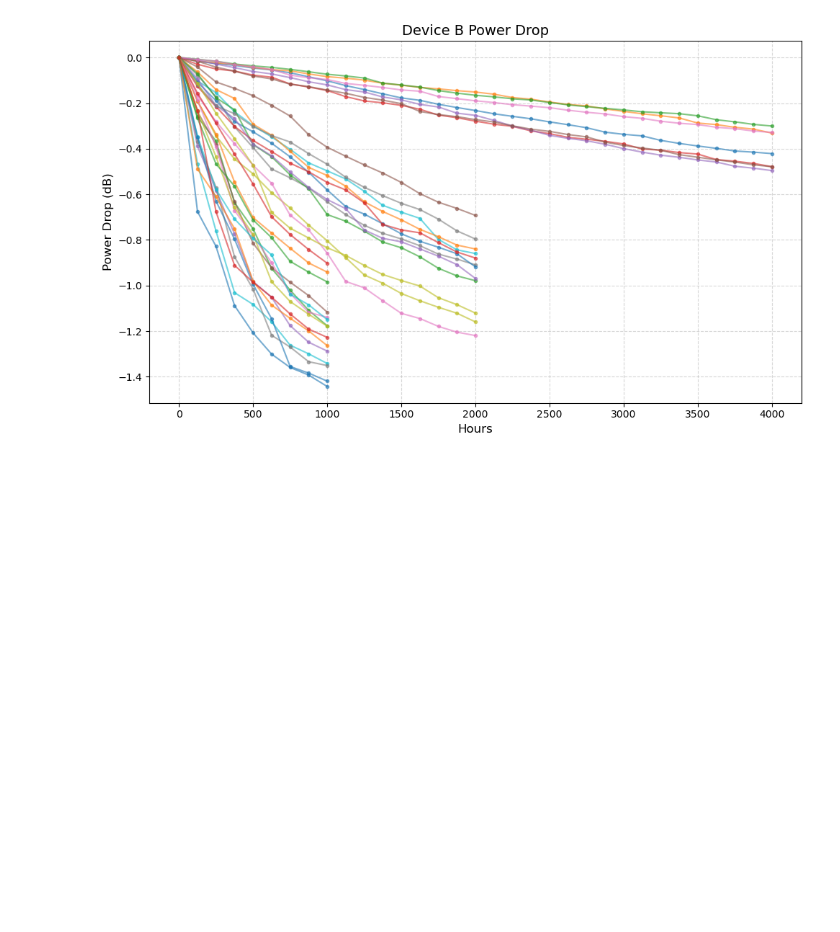
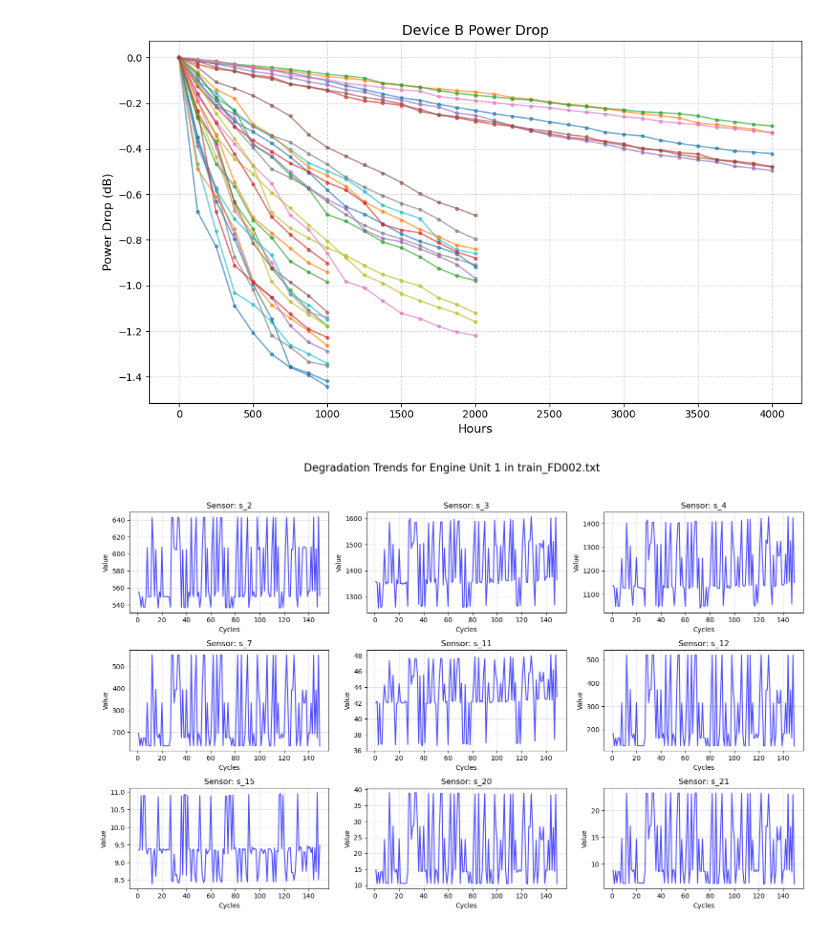
Before and after one commit to Promileee/Term6Assignments, a Jupyter notebook: DegradationParameter/test.ipynb, the cells around one changed output. Drawn from its saved outputs; the diff is of its cells as text; code cells hidden in the pictures; blank space fills up the shorter version.

```diff
--- a/DegradationParameter/test.ipynb
+++ b/DegradationParameter/test.ipynb
@@ -104,3 +104,41 @@ plot_all_degradation(plot_configs)
 [figure]
 正在处理: DeviceB.csv...
 [figure]
+# %%
+import pandas as pd
+import matplotlib.pyplot as plt
+
+
+col_names = ['unit_id', 'cycle', 'setting_1', 'setting_2', 'setting_3']
+col_names += [f's_{i}' for i in range(1, 22)]
+
+def plot_cmapss_engine(file_path, engine_id=1):
+    """
+    读取 C-MAPSS 文本文件并绘制指定发动机的传感器数据
+    """
+    df = pd.read_csv(file_path, sep='\s+', header=None, names=col_names)
+
+    engine_df = df[df['unit_id'] == engine_id]
+
+    if engine_df.empty:
+        print(f"找不到 ID 为 {engine_id} 的发动机。")
+        return
+    sensors_to_plot = ['s_2', 's_3', 's_4', 's_7', 's_11', 's_12', 's_15', 's_20', 's_21']
+
+    plt.figure(figsize=(15, 10))
+    plt.suptitle(f'Degradation Trends for Engine Unit {engine_id} in {file_path}', fontsize=16)
+
+    for i, sensor in enumerate(sensors_to_plot, 1):
+        plt.subplot(3, 3, i)
+        plt.plot(engine_df['cycle'], engine_df[sensor], color='blue', alpha=0.7)
+        plt.title(f'Sensor: {sensor}')
+        plt.xlabel('Cycles')
+        plt.ylabel('Value')
+        plt.grid(True, linestyle='--', alpha=0.5)
+
+    plt.tight_layout(rect=[0, 0.03, 1, 0.95])
+    plt.show()
+
+plot_cmapss_engine('train_FD002.txt', engine_id=1)
+# %% [output]
+[figure, added]
```
Also changed, not shown: 18 other files.
